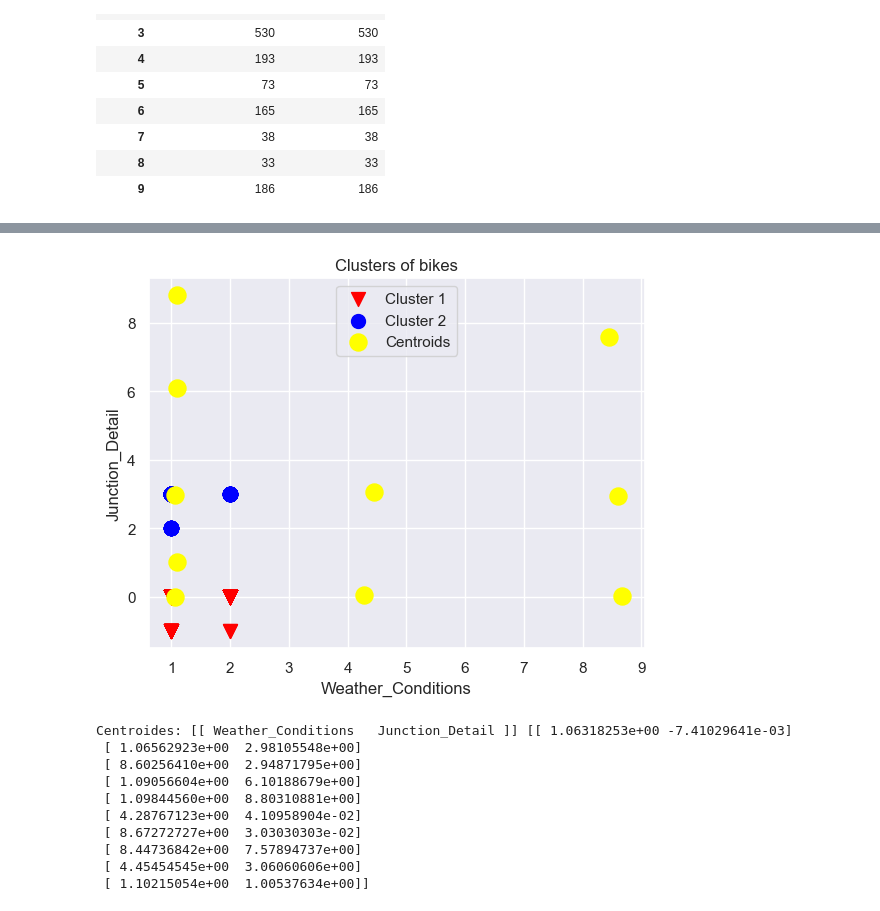
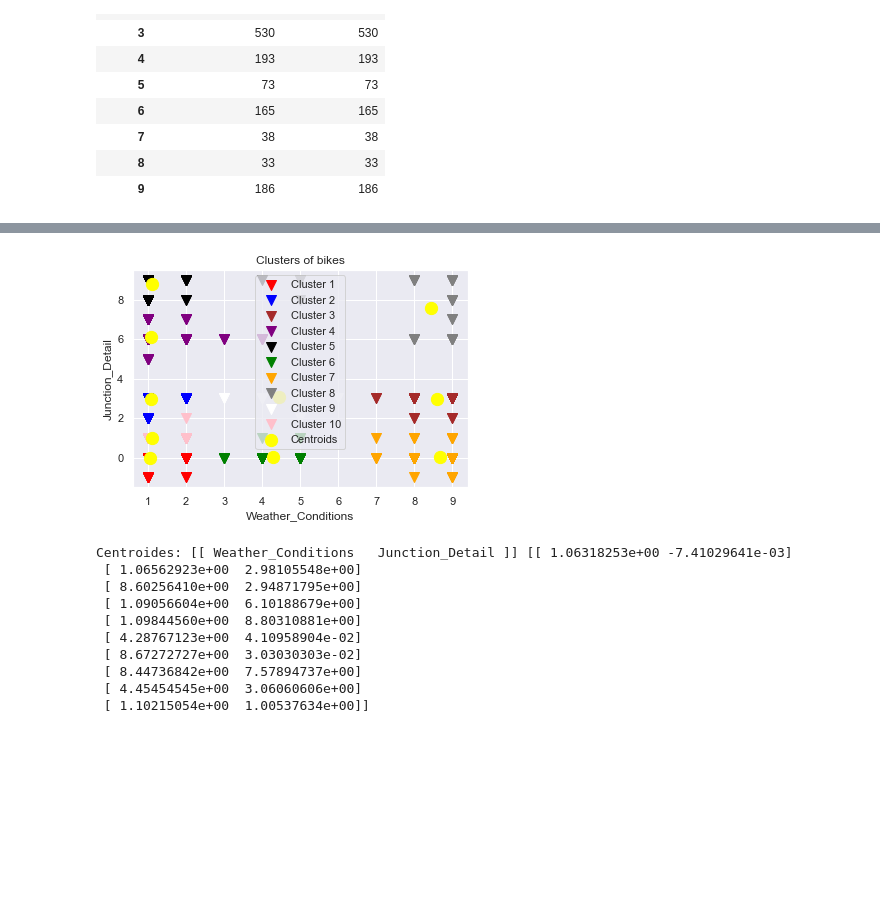
Before and after one commit to jjosorioc/ISIS3301-lab01-clustering, a Jupyter notebook: lab1.ipynb, the cells around one changed output, grey strips where cells are left out. Drawn from its saved outputs; the diff is of its cells as text; code cells hidden in the pictures; blank space fills up the shorter version.

Commit message:
Ajuste clusters kmeans

```diff
--- a/lab1.ipynb
+++ b/lab1.ipynb
@@ -396,16 +396,24 @@ array([0, 0, 0, ..., 0, 0, 0])
 # %%
 # El análisis lo haremos por pareja de atributos, en este caso weather_conditions y junction detail
 plt.scatter(cols_number[kmeans2.labels_ == 0, 0], cols_number[kmeans2.labels_ == 0, 1], s = 100, marker='v', c = 'red', label = 'Cluster 1')
-plt.scatter(cols_number[kmeans2.labels_ == 1, 0], cols_number[kmeans2.labels_ == 1, 1], s = 100, marker='o', c = 'blue', label = 'Cluster 2')
+plt.scatter(cols_number[kmeans2.labels_ == 1, 0], cols_number[kmeans2.labels_ == 1, 1], s = 100, marker='v', c = 'blue', label = 'Cluster 2')
+plt.scatter(cols_number[kmeans2.labels_ == 2, 0], cols_number[kmeans2.labels_ == 2, 1], s = 100, marker='v', c = 'brown', label = 'Cluster 3')
+plt.scatter(cols_number[kmeans2.labels_ == 3, 0], cols_number[kmeans2.labels_ == 3, 1], s = 100, marker='v', c = 'purple', label = 'Cluster 4')
+plt.scatter(cols_number[kmeans2.labels_ == 4, 0], cols_number[kmeans2.labels_ == 4, 1], s = 100, marker='v', c = 'black', label = 'Cluster 5')
+plt.scatter(cols_number[kmeans2.labels_ == 5, 0], cols_number[kmeans2.labels_ == 5, 1], s = 100, marker='v', c = 'green', label = 'Cluster 6')
+plt.scatter(cols_number[kmeans2.labels_ == 6, 0], cols_number[kmeans2.labels_ == 6, 1], s = 100, marker='v', c = 'orange', label = 'Cluster 7')
+plt.scatter(cols_number[kmeans2.labels_ == 7, 0], cols_number[kmeans2.labels_ == 7, 1], s = 100, marker='v', c = 'gray', label = 'Cluster 8')
+plt.scatter(cols_number[kmeans2.labels_ == 8, 0], cols_number[kmeans2.labels_ == 8, 1], s = 100, marker='v', c = 'white', label = 'Cluster 9')
+plt.scatter(cols_number[kmeans2.labels_ == 9, 0], cols_number[kmeans2.labels_ == 9, 1], s = 100, marker='v', c = 'pink', label = 'Cluster 10')
 
 plt.scatter(kmeans2.cluster_centers_[:, 0], kmeans2.cluster_centers_[:, 1], s = 150, c = 'yellow', label = 'Centroids')
 plt.title('Clusters of bikes')
 plt.xlabel(selected_cols[0])
 plt.ylabel(selected_cols[1])
 plt.legend()
 plt.show()
 # %% [output]
-[figure, old version]
+[figure, new version]
 # %%
 # Revisemos los valores de los centroides de los clústeres generados
 print('Centroides: [[',selected_cols[0], ' ' , selected_cols[1], ']]', kmeans2.cluster_centers_)
```
Also changed, not shown: parts of 23 cells of this notebook.
